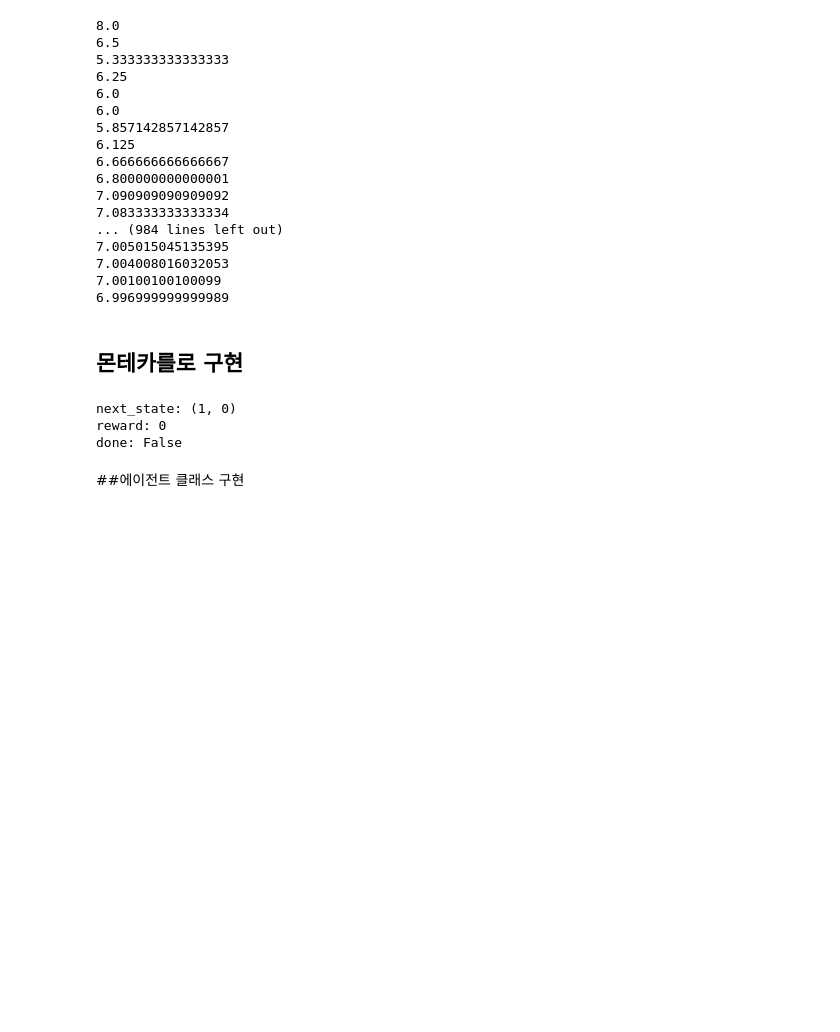
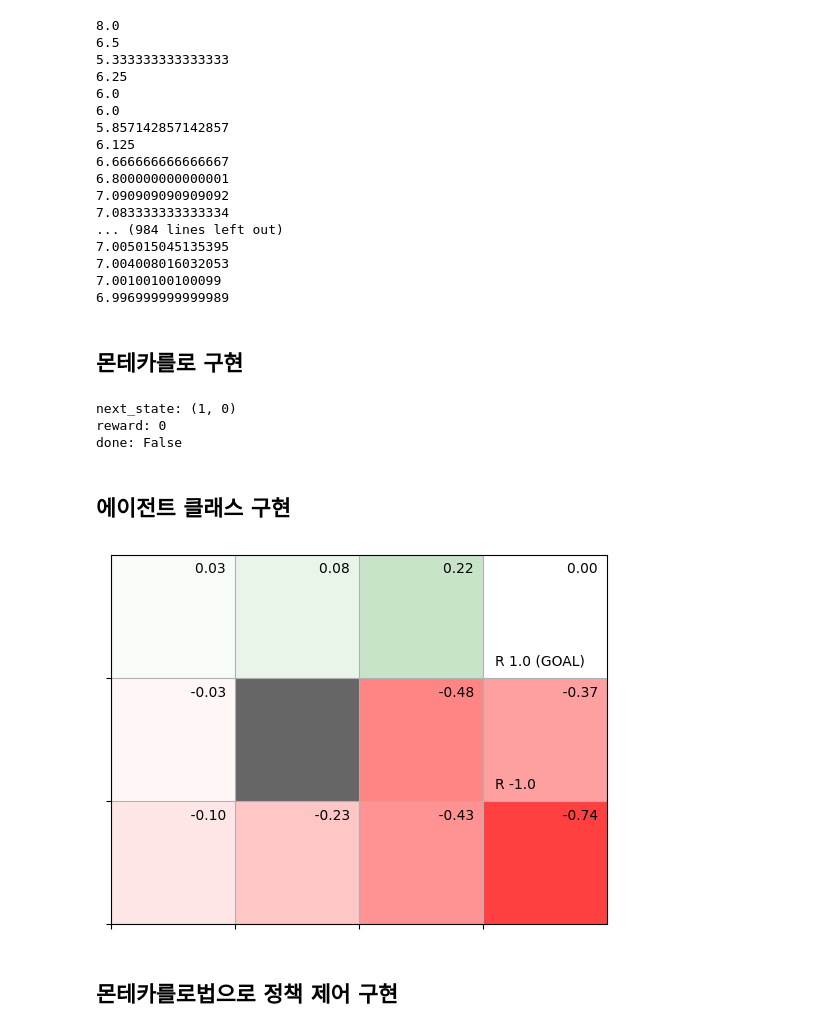
Before and after one commit to bu11ymaguire/studying, a Jupyter notebook: ReinforcementLearning/montecarlo.ipynb, the cells around one changed output. Drawn from its saved outputs; the diff is of its cells as text; code cells hidden in the pictures; blank space fills up the shorter version.

```diff
--- a/ReinforcementLearning/montecarlo.ipynb
+++ b/ReinforcementLearning/montecarlo.ipynb
@@ -268,13 +268,13 @@ class GridWorld:
         return next_state, reward, done
 
     def render_v(self, v=None, policy=None, print_value=True):
-        renderer = gridworld_render.Renderer(self.reward_map, self.goal_state,
-                                          self.wall_state)
+        renderer = Renderer(self.reward_map, self.goal_state,
+                       self.wall_state)
         renderer.render_v(v, policy, print_value)
 
     def render_q(self, q=None, print_value=True):
-        renderer = gridworld_render.Renderer(self.reward_map, self.goal_state,
-                                          self.wall_state)
+        renderer = Renderer(self.reward_map, self.goal_state,
+                        self.wall_state)
         renderer.render_q(q, print_value)
 # %% [markdown]
 #Monte_Carlo - Sample_Model
@@ -372,7 +372,7 @@ done: False
 env = GridWorld()
 state = env.reset()
 # %% [markdown]
-##에이전트 클래스 구현
+## 에이전트 클래스 구현
 # %%
 from collections import defaultdict
 
@@ -428,3 +428,9 @@ for episode in range(episodes):
             break
 
         state = next_state
+# %%
+env.render_v(agent.V)
+# %% [output]
+[figure, added]
+# %% [markdown]
+## 몬테카를로법으로 정책 제어 구현
```
Also changed, not shown: parts of 1 cell of this notebook.
